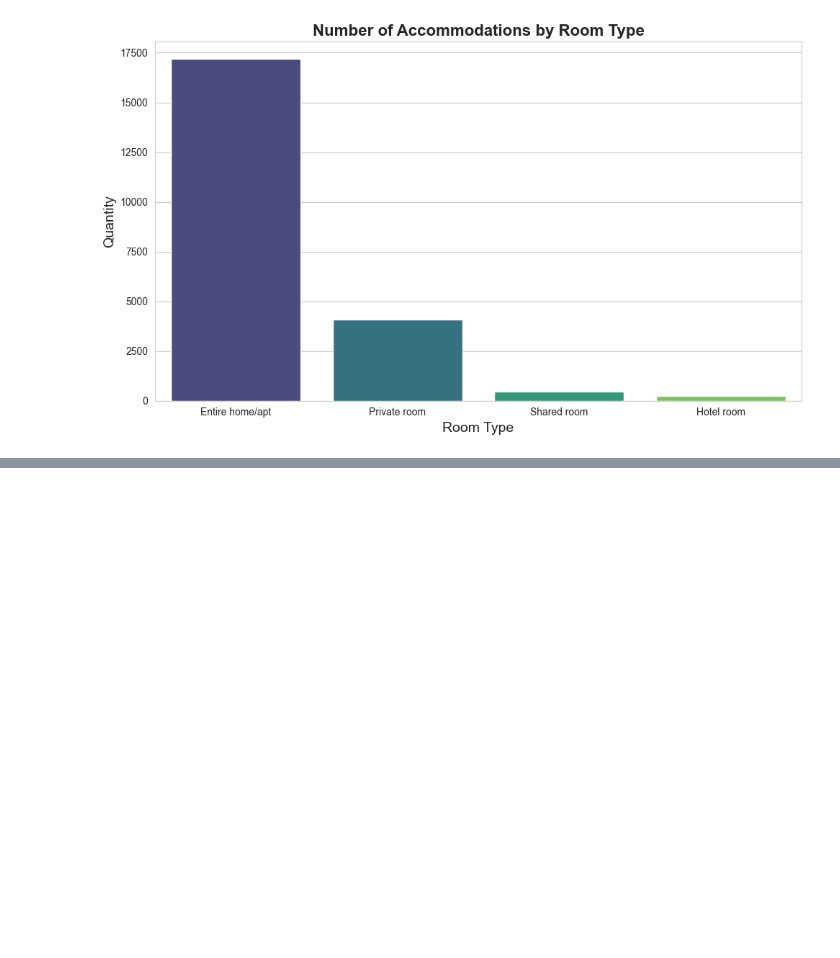
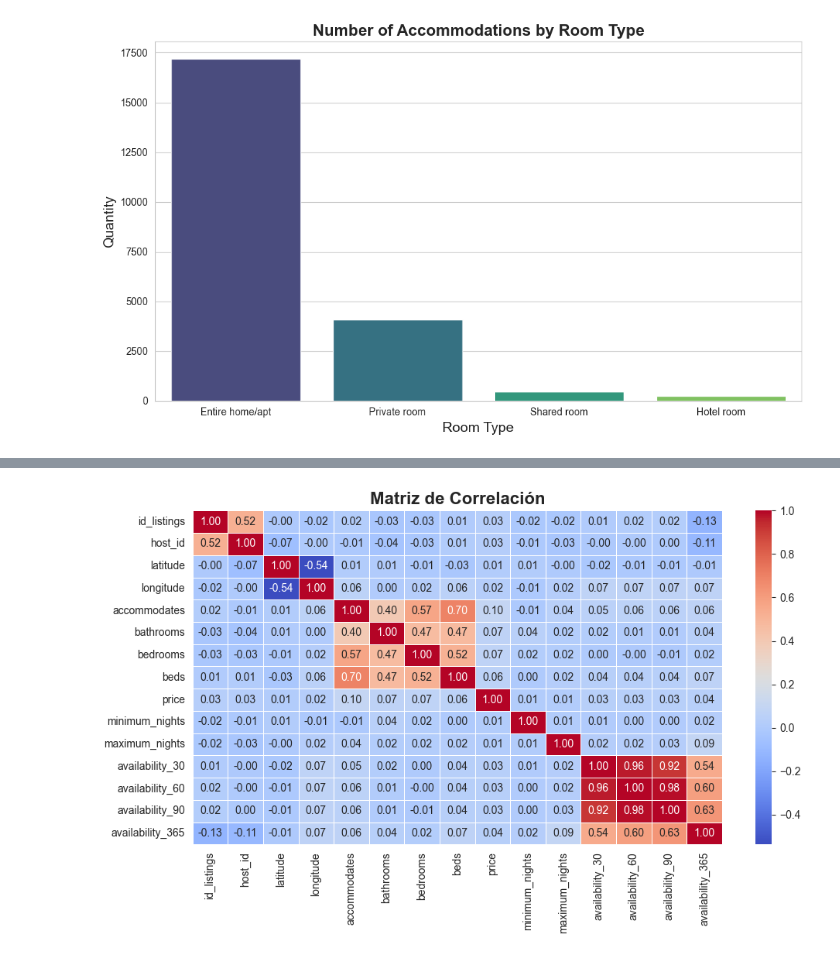
Before and after one commit to pipesito1/Airbnb, a Jupyter notebook: EDA.ipynb, the cells around one changed output, grey strips where cells are left out. Saved outputs shown, nothing was run; the diff lists cells and outputs as text; code cells hidden in the pictures; blank space fills up the shorter version.

```diff
--- a/EDA.ipynb
+++ b/EDA.ipynb
@@ -228,0 +274,22 @@ plt.show()
+# %%
+# Select only the numeric columns
+numeric_df = listings.select_dtypes(include=[np.number])
+
+# Calculate the correlation matrix
+corr = numeric_df.corr()
+
+# Define the size of the figure
+figsize = (10, 6)
+
+# Creates the correlation matrix graph
+plt.figure(figsize=figsize)
+sns.heatmap(corr, annot=True, cmap='coolwarm', fmt='.2f', linewidths=0.5)
+
+# Add the title
+plt.title('Matriz de Correlación', fontsize=16, fontweight='bold')
+
+# Display the graph
+plt.tight_layout()
+plt.show()
+# %% [output]
+[figure, added]
```
Also changed, not shown: parts of 9 cells of this notebook.
